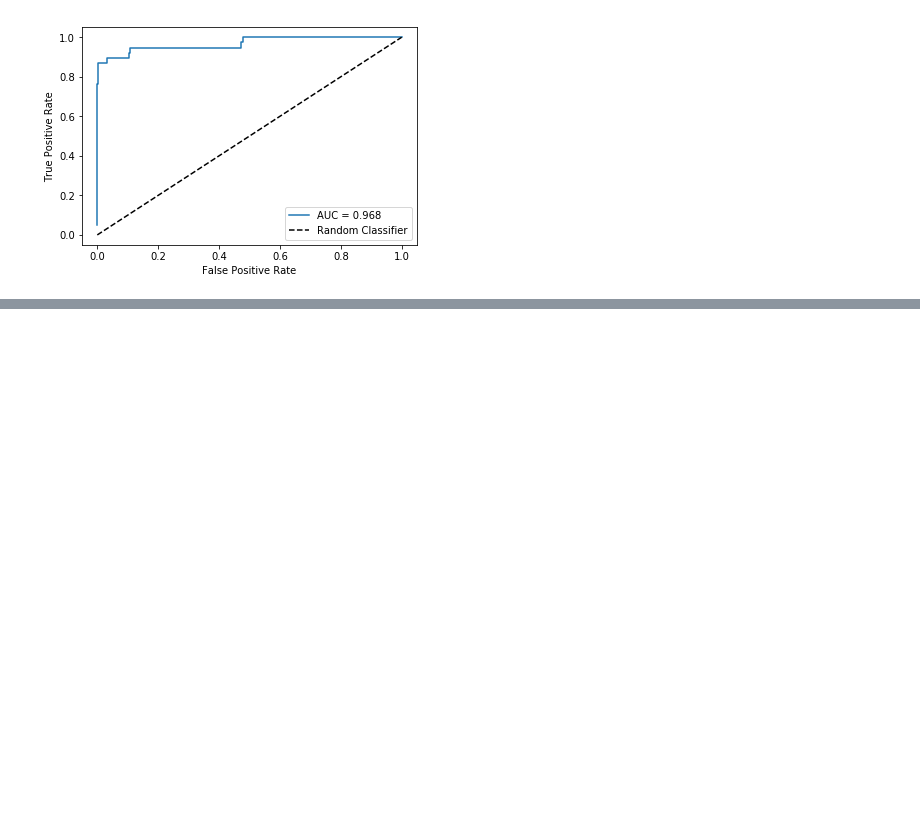
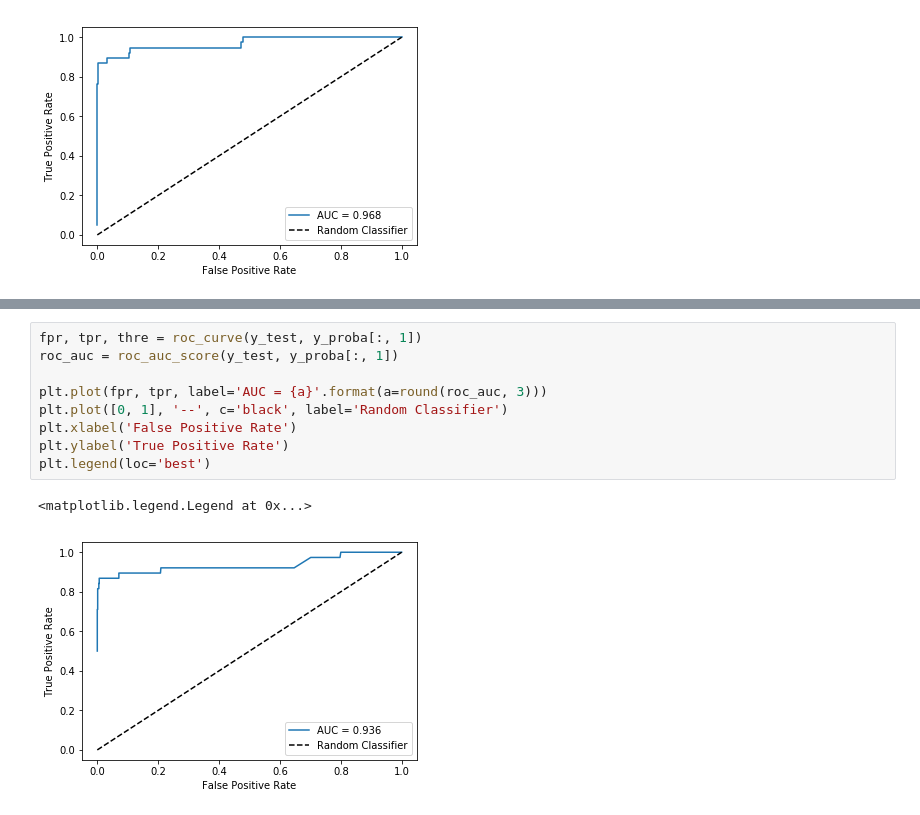
Before and after one commit to Tonicrespit/MADM-2017, a Jupyter notebook: 6 - Evaluación/3 - Evaluación - Detección de fraude.ipynb, the cells around one changed output, grey strips where cells are left out. Saved outputs shown, nothing was run; the diff lists cells and outputs as text; blank space fills up the shorter version.

```diff
--- a/6 - Evaluación/3 - Evaluación - Detección de fraude.ipynb
+++ b/6 - Evaluación/3 - Evaluación - Detección de fraude.ipynb
@@ -200,0 +254,12 @@ df[["idObservación", "clase_predicha", "probabilidad_clase_1"]].to_csv('data/fr
+# %%
+fpr, tpr, thre = roc_curve(y_test, y_proba[:, 1])
+roc_auc = roc_auc_score(y_test, y_proba[:, 1])
+
+plt.plot(fpr, tpr, label='AUC = {a}'.format(a=round(roc_auc, 3)))
+plt.plot([0, 1], '--', c='black', label='Random Classifier')
+plt.xlabel('False Positive Rate')
+plt.ylabel('True Positive Rate')
+plt.legend(loc='best')
+# %% [output]
+<matplotlib.legend.Legend at 0x...>
+[figure, added]
```
Also changed, not shown: parts of 20 cells of this notebook, 4 other files.
